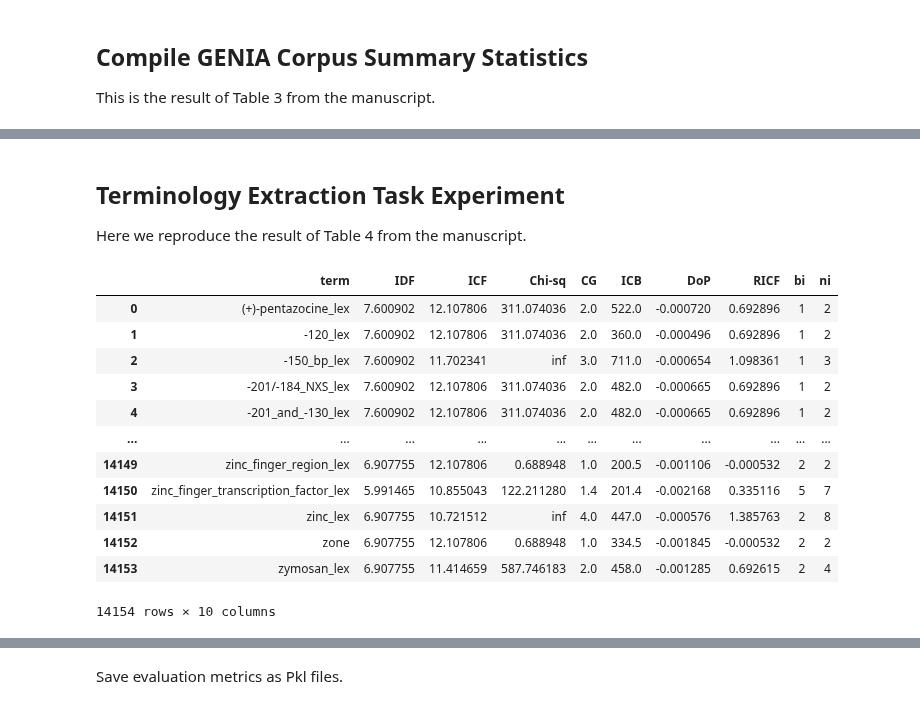
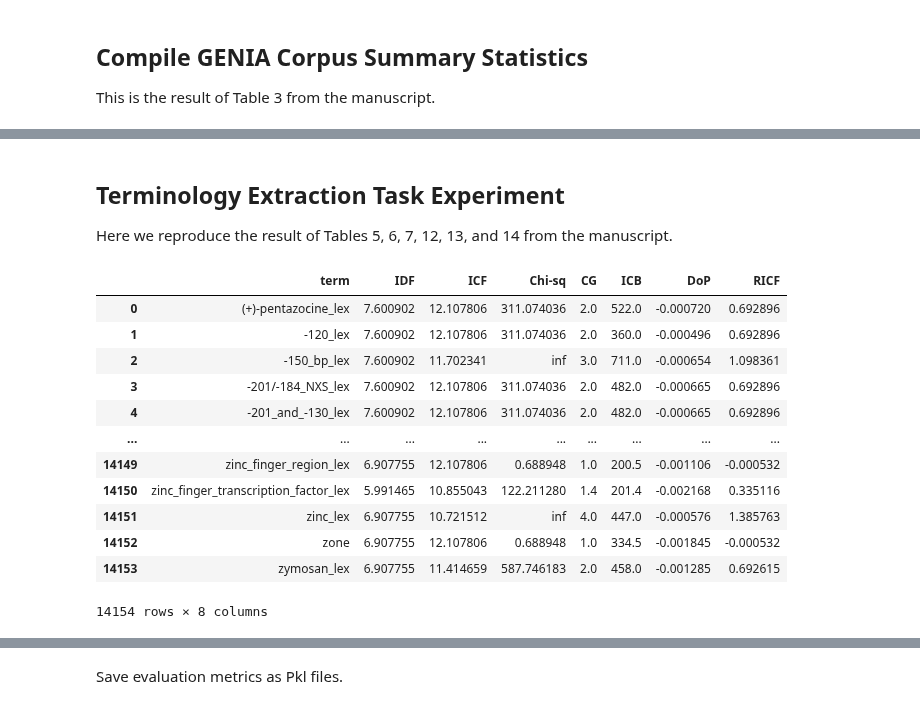
Before and after one commit to Sheridan-Stable/bursty-term-measure, a Jupyter notebook: genia/3-tables/analysis.ipynb, the cells around one changed output, grey strips where cells are left out. Cells and saved outputs as stored; diff of their text form; code cells hidden in the pictures.

```diff
--- a/genia/3-tables/analysis.ipynb
+++ b/genia/3-tables/analysis.ipynb
@@ -376,23 +286,26 @@ genia_summary_stats_df.to_csv('table-3/semantic-class-stats.csv', index=False)
 # %% [markdown]
 ## Terminology Extraction Task Experiment
 
-Here we reproduce the result of Table 4 from the manuscript.
+Here we reproduce the result of Tables 5, 6, 7, 12, 13, and 14 from the manuscript.
-# %%
-# Filter out singletons
-term_scores_df = term_scores_df[term_scores_df['ni'] > 1]
-term_scores_df = term_scores_df.reset_index(drop=True)
-display(term_scores_df)
-# %% [output]
-|  | term | IDF | ICF | Chi-sq | CG | ICB | DoP | RICF | bi | ni |
-| 0 | (+)-pentazocine_lex | 7.600902 | 12.107806 | 311.074036 | 2.0 | 522.0 | -0.000720 | 0.692896 | 1 | 2 |
-| 1 | -120_lex | 7.600902 | 12.107806 | 311.074036 | 2.0 | 360.0 | -0.000496 | 0.692896 | 1 | 2 |
-| 2 | -150_bp_lex | 7.600902 | 11.702341 | inf | 3.0 | 711.0 | -0.000654 | 1.098361 | 1 | 3 |
-| 3 | -201/-184_NXS_lex | 7.600902 | 12.107806 | 311.074036 | 2.0 | 482.0 | -0.000665 | 0.692896 | 1 | 2 |
-| 4 | -201_and_-130_lex | 7.600902 | 12.107806 | 311.074036 | 2.0 | 482.0 | -0.000665 | 0.692896 | 1 | 2 |
-| ... | ... | ... | ... | ... | ... | ... | ... | ... | ... | ... |
-| 14149 | zinc_finger_region_lex | 6.907755 | 12.107806 | 0.688948 | 1.0 | 200.5 | -0.001106 | -0.000532 | 2 | 2 |
-| 14150 | zinc_finger_transcription_factor_lex | 5.991465 | 10.855043 | 122.211280 | 1.4 | 201.4 | -0.002168 | 0.335116 | 5 | 7 |
-| 14151 | zinc_lex | 6.907755 | 10.721512 | inf | 4.0 | 447.0 | -0.000576 | 1.385763 | 2 | 8 |
-| 14152 | zone | 6.907755 | 12.107806 | 0.688948 | 1.0 | 334.5 | -0.001845 | -0.000532 | 2 | 2 |
-| 14153 | zymosan_lex | 6.907755 | 11.414659 | 587.746183 | 2.0 | 458.0 | -0.001285 | 0.692615 | 2 | 4 |
-14154 rows × 10 columns
+# %%
+# Create a minimal data frame of term dispersion scores
+term_scores_df = term_scores_aug_df[term_scores_aug_df['ni'] > 1] # Filter out singletons
+term_scores_df = term_scores_df.reset_index(drop=True) # Reinitialize row indices
+term_scores_df = term_scores_df.drop(columns=['sem', 'class', 'ni', 'bi'])
+
+# Print to console
+display(term_scores_df)
+# %% [output]
+|  | term | IDF | ICF | Chi-sq | CG | ICB | DoP | RICF |
+| 0 | (+)-pentazocine_lex | 7.600902 | 12.107806 | 311.074036 | 2.0 | 522.0 | -0.000720 | 0.692896 |
+| 1 | -120_lex | 7.600902 | 12.107806 | 311.074036 | 2.0 | 360.0 | -0.000496 | 0.692896 |
+| 2 | -150_bp_lex | 7.600902 | 11.702341 | inf | 3.0 | 711.0 | -0.000654 | 1.098361 |
+| 3 | -201/-184_NXS_lex | 7.600902 | 12.107806 | 311.074036 | 2.0 | 482.0 | -0.000665 | 0.692896 |
+| 4 | -201_and_-130_lex | 7.600902 | 12.107806 | 311.074036 | 2.0 | 482.0 | -0.000665 | 0.692896 |
+| ... | ... | ... | ... | ... | ... | ... | ... | ... |
+| 14149 | zinc_finger_region_lex | 6.907755 | 12.107806 | 0.688948 | 1.0 | 200.5 | -0.001106 | -0.000532 |
+| 14150 | zinc_finger_transcription_factor_lex | 5.991465 | 10.855043 | 122.211280 | 1.4 | 201.4 | -0.002168 | 0.335116 |
+| 14151 | zinc_lex | 6.907755 | 10.721512 | inf | 4.0 | 447.0 | -0.000576 | 1.385763 |
+| 14152 | zone | 6.907755 | 12.107806 | 0.688948 | 1.0 | 334.5 | -0.001845 | -0.000532 |
+| 14153 | zymosan_lex | 6.907755 | 11.414659 | 587.746183 | 2.0 | 458.0 | -0.001285 | 0.692615 |
+14154 rows × 8 columns
```
Also changed, not shown: parts of 17 cells of this notebook.
